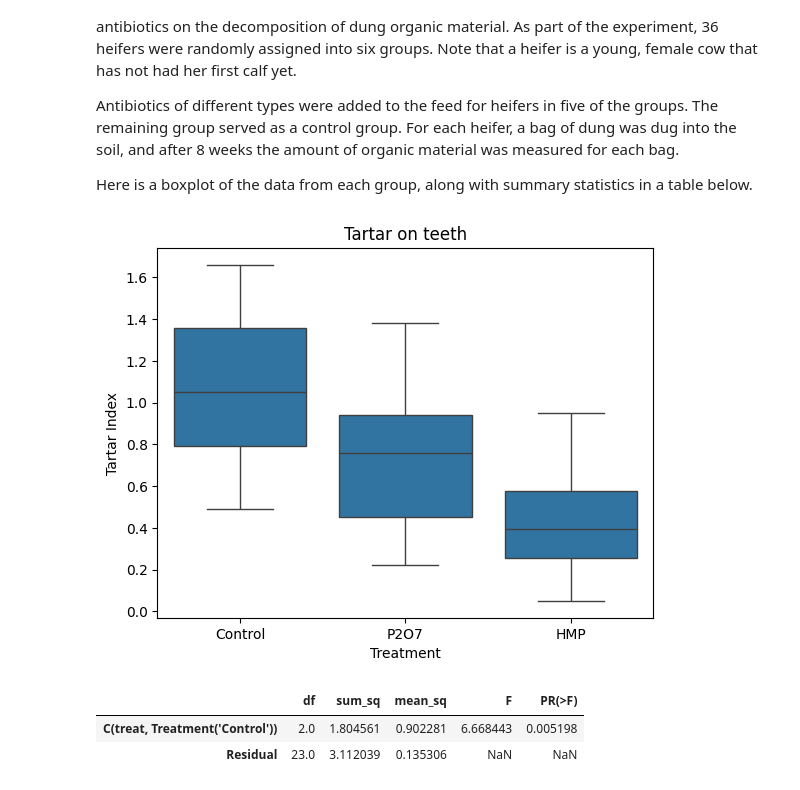
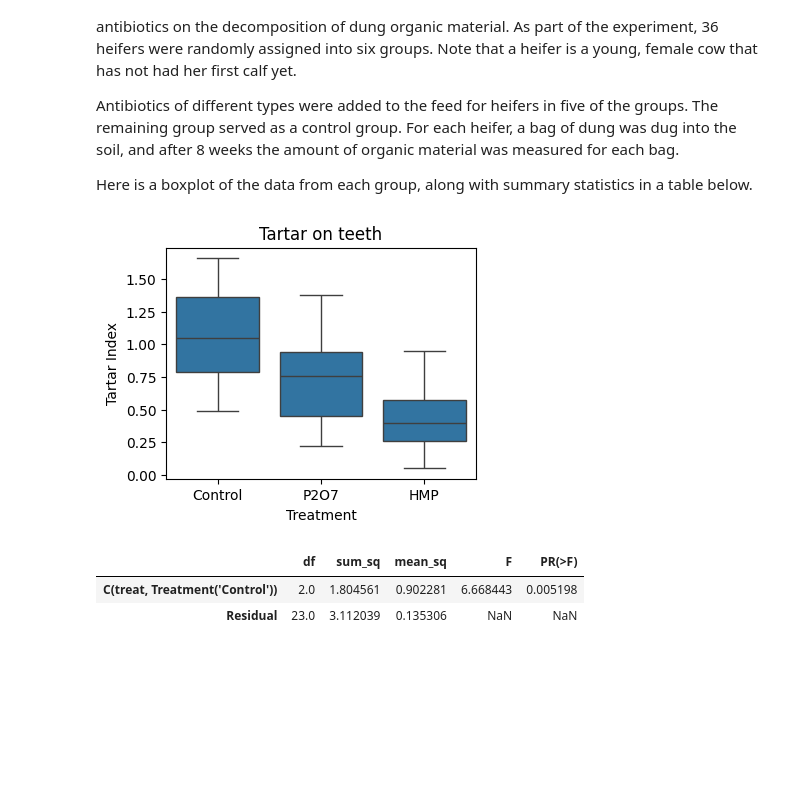
Before and after one commit to singator/ind5003-book, a Jupyter notebook: 02-inference-new.ipynb, the cells around one changed output. Cells and saved outputs as stored; diff of their text form; code cells hidden in the pictures; blank space fills up the shorter version.

```diff
--- a/02-inference-new.ipynb
+++ b/02-inference-new.ipynb
@@ -289,11 +290,12 @@ from ind5003 import inference
 # %%
 tartar = pd.read_table("data/tartar.txt", sep="\\s+")
 # %%
+plt.figure(figsize=(4, 3))  # width=8 inches, height=6 inches
 ax1 = sns.boxplot(tartar, x='treat', y='index')
 ax1.set_xlabel("Treatment"); ax1.set_ylabel("Tartar Index");
 ax1.set_title("Tartar on teeth");
 # %% [output]
-[figure, old version]
+[figure, new version]
 # %%
 tartar_lm = ols("index ~ C(treat, Treatment('Control'))", data=tartar).fit()
 anova_tab = sm.stats.anova_lm(tartar_lm, type=3,)
```
Also changed, not shown: parts of 11 cells of this notebook, 4 other files.
